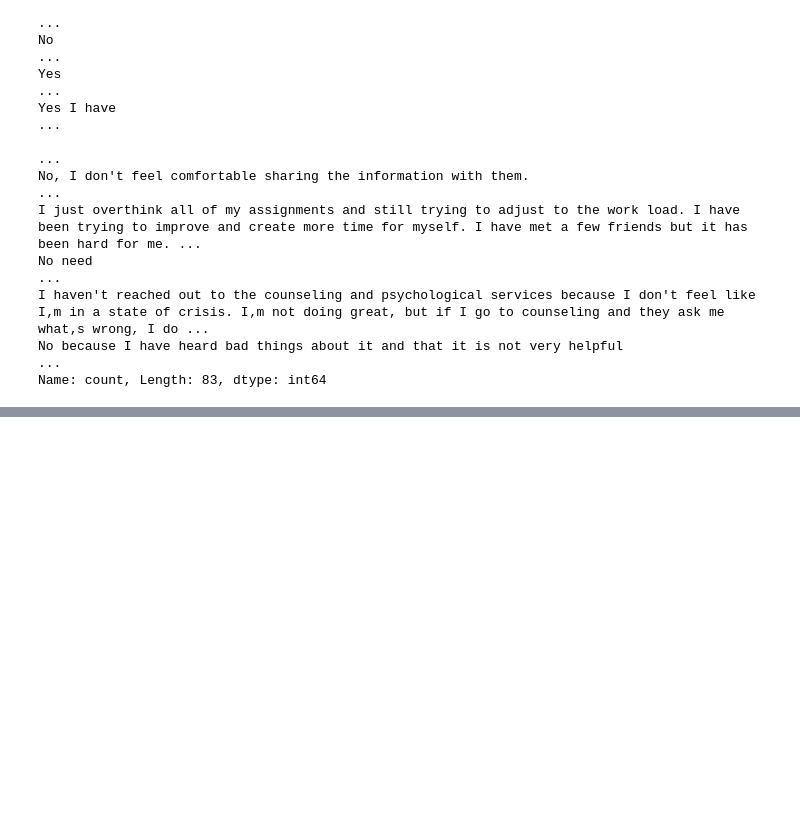
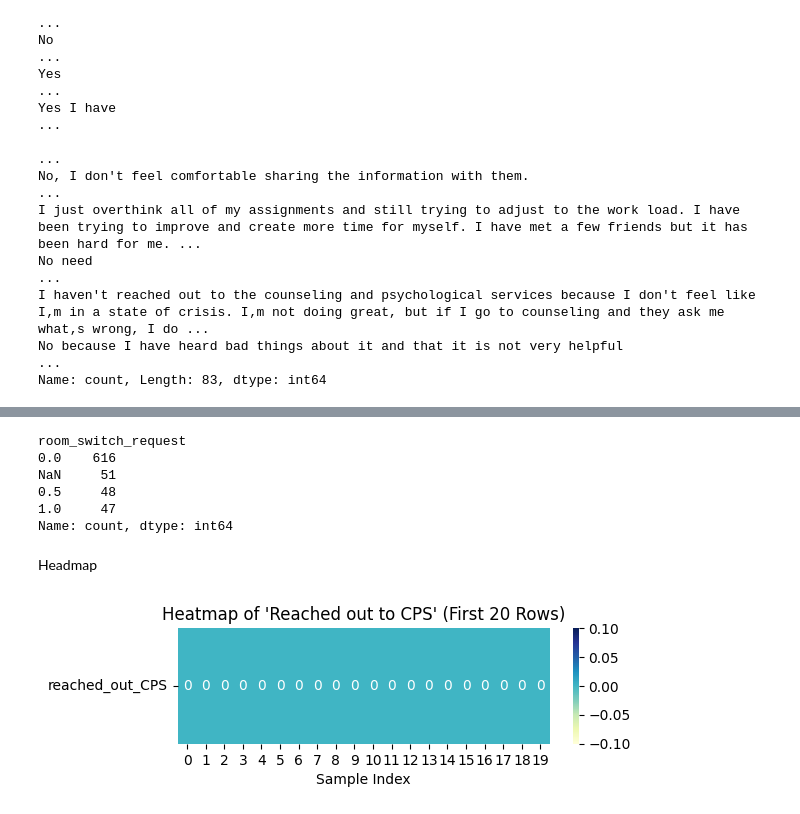
Before and after one commit to bebopkenny/kenny-data-summer-camp, a Jupyter notebook: data.ipynb, the cells around one changed output, grey strips where cells are left out. Saved outputs shown, nothing was run; the diff lists cells and outputs as text; code cells hidden in the pictures; blank space fills up the shorter version.

```diff
--- a/data.ipynb
+++ b/data.ipynb
@@ -146,0 +188,17 @@ Name: count, dtype: int64
+# %%
+def encode_belonging(x):
+    if pd.isnull(x) or "not answer" in str(x).lower():
+        return None
+    x = x.strip().lower()
+    if x == "agree":
+        return 1
+    elif x == "neutral":
+        return 0.5
+    elif x == "disagree":
+        return 0
+    else:
+        return None
+
+first_data["sense_of_belonging"] = first_data["Feeling a sense of belonging within the university community (Sense of belonging is the feeling that we have satisfied our emotional need to belong to a community or group because we feel accepted, included, respected, and supported by a group)"].apply(encode_belonging)
+
+print(first_data["sense_of_belonging"].value_counts(dropna=False))
@@ -146,0 +225,37 @@ Name: count, dtype: int64
+# %%
+def encode_room_switch_request(x):
+    if pd.isnull(x) or "not answer" in str(x).lower():
+        return None
+    x = x.strip().lower()
+    if x == "agree":
+        return 1
+    elif x == "neutral":
+        return 0.5
+    elif x == "disagree":
+        return 0
+    else:
+        return None
+
+first_data["room_switch_request"] = first_data["I have submitted a room switch request due to a roommate conflict"].apply(encode_room_switch_request)
+print(first_data["room_switch_request"].value_counts(dropna=False))
+# %% [output]
+room_switch_request
+0.0    616
+NaN     51
+0.5     48
+1.0     47
+Name: count, dtype: int64
+# %% [markdown]
+Headmap
+# %%
+import matplotlib.pyplot as plt
+import seaborn as sns
+
+plt.figure(figsize=(6, 1.5))
+sns.heatmap(first_data[["reached_out_CPS"]].head(20).T, annot=True, cbar=True, cmap="YlGnBu")
+plt.title("Heatmap of 'Reached out to CPS' (First 20 Rows)")
+plt.xlabel("Sample Index")
+plt.yticks([0.5], ['reached_out_CPS'], rotation=0)
+plt.show()
+# %% [output]
+[figure, added]
```
Also changed, not shown: parts of 21 cells of this notebook.
